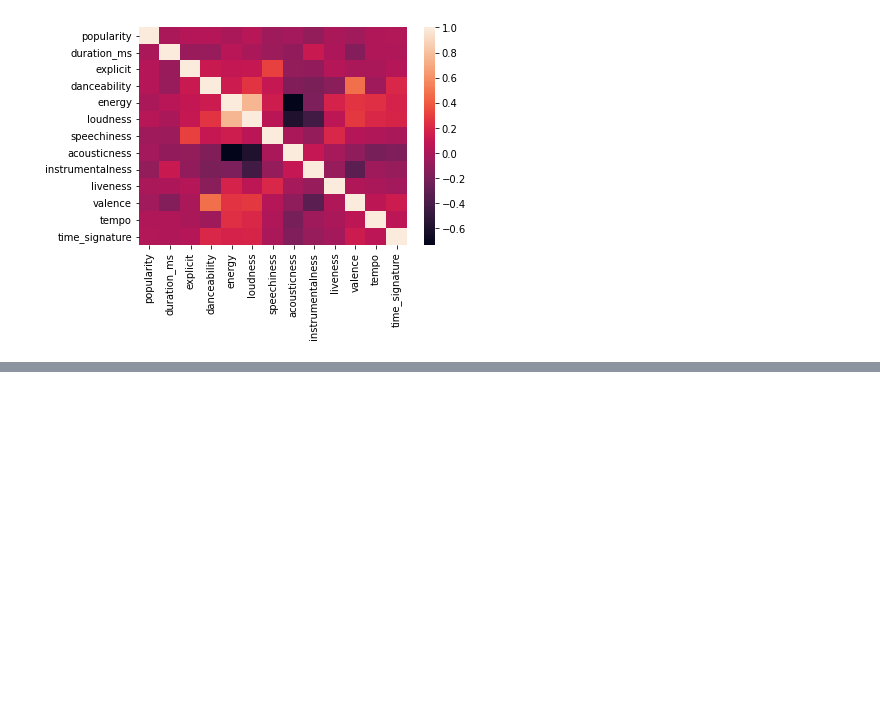
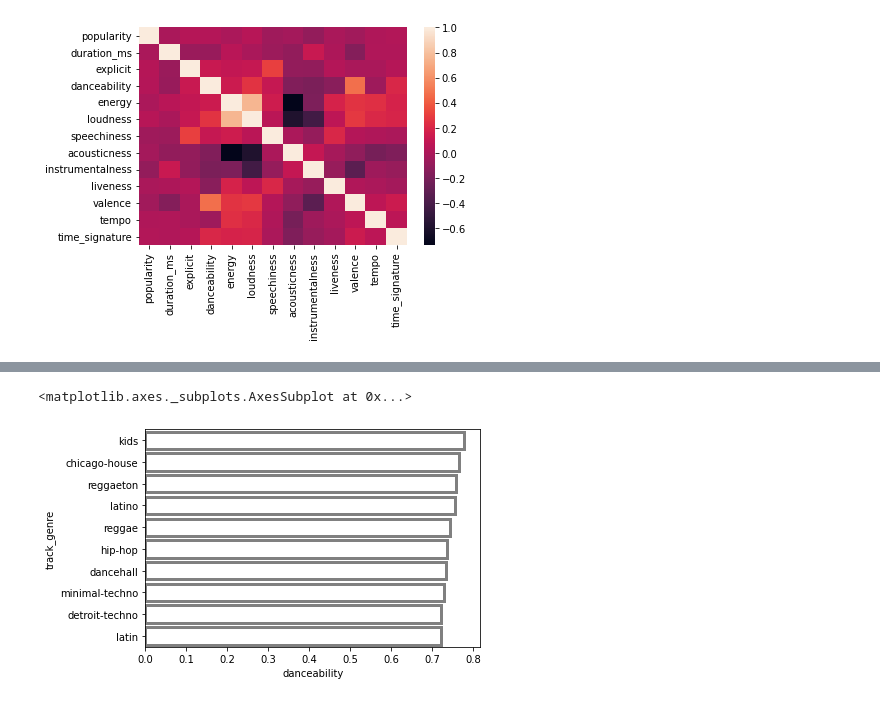
Before and after one commit to Sebastiao199/Project4WebScrapStats, a Jupyter notebook: LP_spotify.ipynb, the cells around one changed output, grey strips where cells are left out. Drawn from its saved outputs; the diff is of its cells as text; code cells hidden in the pictures; blank space fills up the shorter version.

```diff
--- a/LP_spotify.ipynb
+++ b/LP_spotify.ipynb
@@ -226,0 +256,11 @@ sns.heatmap(spotify.corr())
+# %%
+spotify_genre_dance = spotify.groupby(['track_genre']).agg({'danceability': 'mean','track_id' : 'count'}).reset_index()
+s_g_d = spotify_genre_dance.sort_values(by=('danceability'), ascending=False)
+# %%
+df_music_dance= s_g_d.head(10)
+# %%
+
+sns.barplot(y = 'track_genre', x = 'danceability', data = df_music_dance, errcolor=".5", linewidth=3, edgecolor=".5", facecolor=(0, 0, 0, 0),)
+# %% [output]
+<matplotlib.axes._subplots.AxesSubplot at 0x...>
+[figure, added]
```
Also changed, not shown: parts of 10 cells of this notebook.
